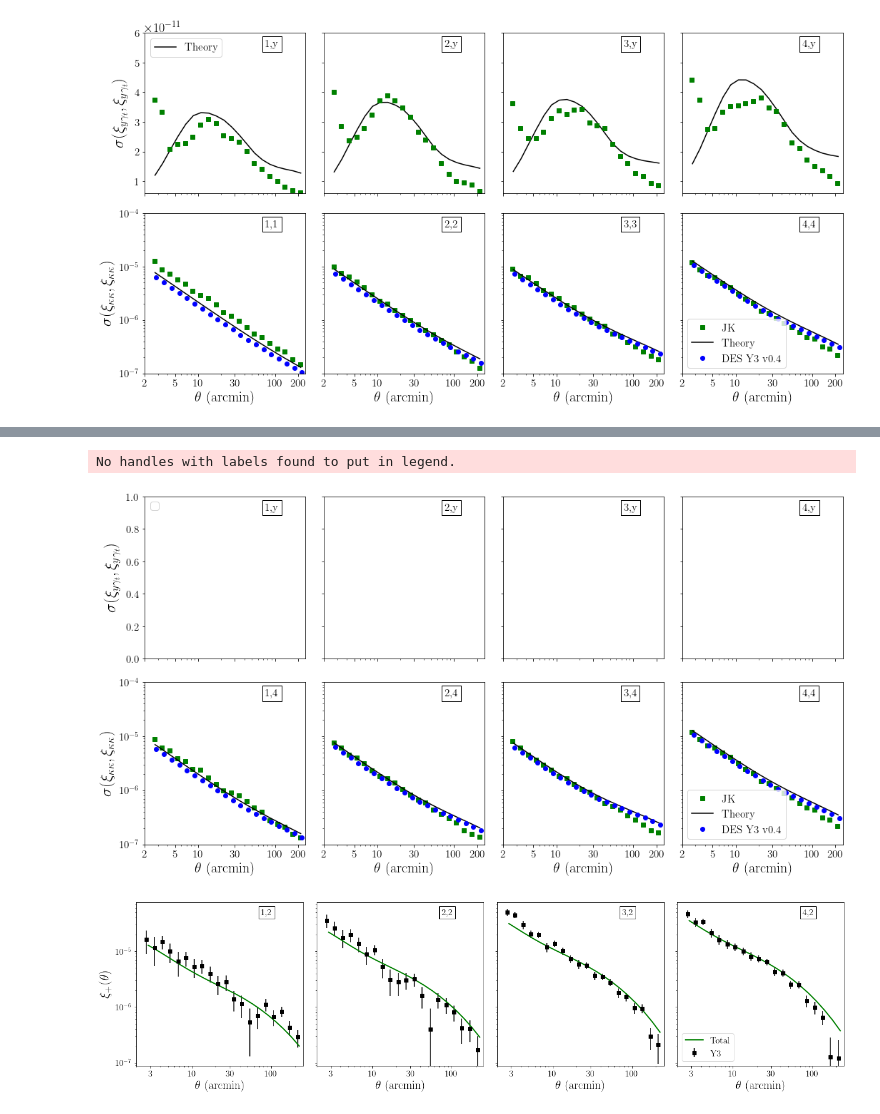
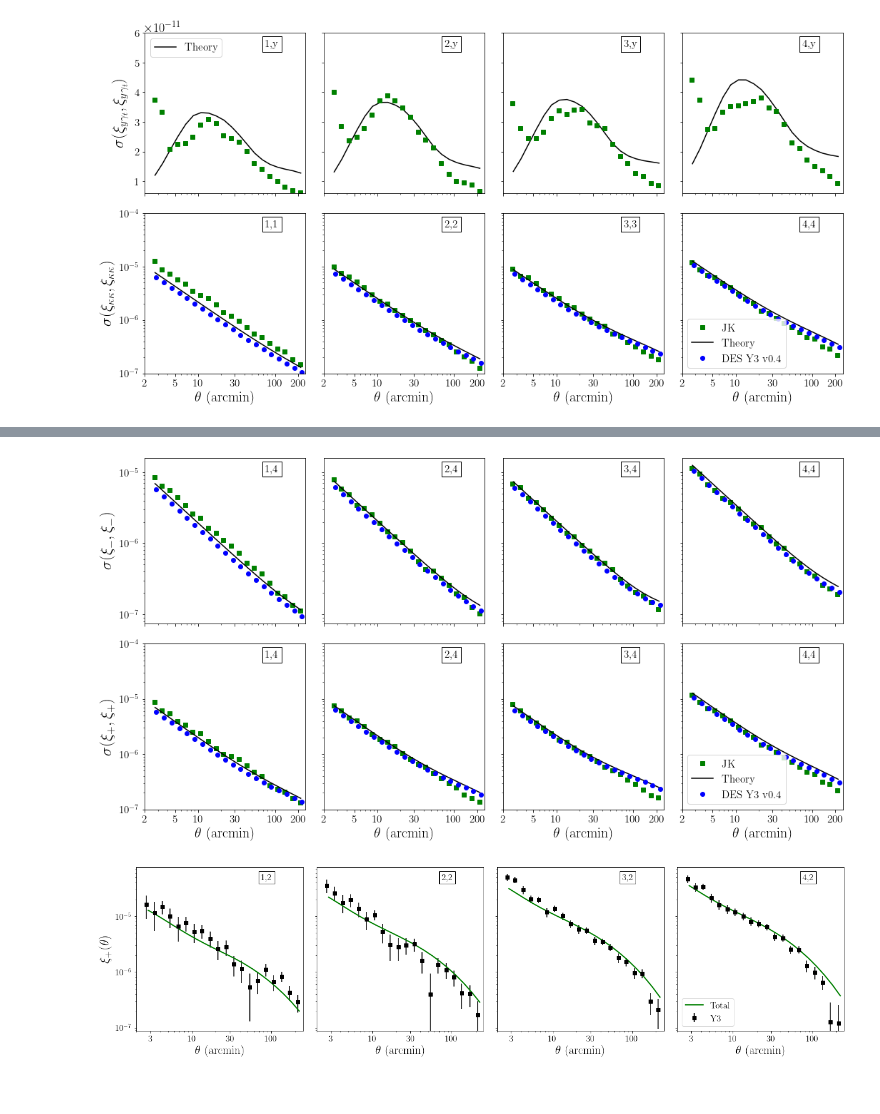
Before and after one commit to shivampcosmo/ACTxDESY3, a Jupyter notebook: src/plotting/shearxy.ipynb, the cells around one changed output, grey strips where cells are left out. Saved outputs shown, nothing was run; the diff lists cells and outputs as text; code cells hidden in the pictures.

```diff
--- a/src/plotting/shearxy.ipynb
+++ b/src/plotting/shearxy.ipynb
@@ -32,7 +32,7 @@ os.environ['COSMOSIS_SRC_DIR'] = '/global/cfs/cdirs/des/shivamp/nl_cosmosis/cosm
 sys.path.insert(0, '/global/cfs/cdirs/des/shivamp/nl_cosmosis/cosmosis/ACTxDESY3/src/cosmosis_code/')
 # DV = dill.load(open('/global/cfs/cdirs/des/shivamp/nl_cosmosis/cosmosis/ACTxDESY3/src/results/DV_obj_temp_gty_plancky3_beamed_wmeadv4_20_mod_M8_17_nM64_nz256_imead1.pk','rb'))
 # DV = dill.load(open('/global/cfs/cdirs/des/shivamp/nl_cosmosis/cosmosis/ACTxDESY3/src/results/DV_obj_temp_kk_gty_plancky3_beamed_bf_kk_gty.pk','rb'))
-DV = dill.load(open('/global/cfs/cdirs/des/shivamp/nl_cosmosis/cosmosis/ACTxDESY3/src/results/DV_obj_temp_kk_gty_plancky3_beamed_bf_kk_gty_wcov.pk','rb'))
+DV = dill.load(open('/global/cfs/cdirs/des/shivamp/nl_cosmosis/cosmosis/ACTxDESY3/src/results/DV_obj_temp_kk_gty_plancky3_beamed_bf_kk_gty_wcov_newpipe.pk','rb'))
 # %%
 
 df = pk.load(open('/global/cfs/cdirs/des/shivamp/nl_cosmosis/cosmosis/ACTxDESY3/src/data/results_25_6_20.pkl','rb'),encoding='latin1')
@@ -103,7 +103,7 @@ for j2 in range(4):
 #     yk_th_g = df['Yshear_y1'][str(j2)]['theta'] * 180./np.pi
 #     yk_err = df['Yshear_y1'][str(j2)]['err_p']
 #     ax[j2].errorbar(yk_th_g, yk_g,yerr=yk_err, ls='',marker='s',color='blue',label='Y1')
-    ax[j2].set_ylim(1e-12,2e-9)
+    ax[j2].set_ylim(1e-11,2e-9)
     ax[j2].set_xscale('log')
     ax[j2].set_yscale('log')
 
@@ -846,7 +845,7 @@ except:
     df = pk.load(open('/global/cfs/cdirs/des/shivamp/nl_cosmosis/cosmosis/ACTxDESY3/src/data/results_25_6_20.pkl','rb'),encoding='latin1')
 fdir = '/global/cfs/cdirs/des/shivamp/nl_cosmosis/cosmosis/ACTxDESY3/src/results/'
 
-DV = dill.load(open(fdir + 'DV_obj_temp_kk_gty_plancky3_beamed_bf_kk_gty_wcov.pk','rb'))
+DV = dill.load(open(fdir + 'DV_obj_temp_kk_gty_plancky3_beamed_bf_kk_gty_wcov_newpipe.pk','rb'))
 theta_arr = DV.fftcovtot_dict['kk_kk']['theta']
 
 from astropy.io import fits
@@ -1052,13 +1065,37 @@ for j1 in range(2):
 
         ind_sel1 = np.where((bin1 == bins1[j2]))[0]
         ind_sel2 = np.where((bin2 == bins2[j2]))[0]
-        data_val = desy1['xip'].data['VALUE'][ind_sel]
-        data_ang = desy1['xip'].data['ANG'][ind_sel]
-        cov = desy1['COVMAT'].data[0:200,0:200][ind_sel,:][:,ind_sel]
-#         sig = np.sqrt(np.diag(cov[ind_sel1,:][:,ind_sel2]))
-        sig = np.sqrt(np.diag(cov))
 
-#         if j1 == 0:
+        if j1 == 0:
+            data_val = desy1['xim'].data['VALUE'][ind_sel]
+            data_ang = desy1['xim'].data['ANG'][ind_sel]
+            cov = desy1['COVMAT'].data[200:400,200:400][ind_sel,:][:,ind_sel]
+            sig = np.sqrt(np.diag(cov))
+
+
+            try:
+                yk_g = df['shearshear_y3'][str(bins1[j2]-1)+'_'+str(bins2[j2]-1)]['xim']
+                yk_th_g = df['shearshear_y3'][str(bins1[j2]-1)+'_'+str(bins2[j2]-1)]['theta'] * 180. /np.pi
+                yk_err = df['shearshear_y3'][str(bins1[j2]-1)+'_'+str(bins2[j2]-1)]['err_m']
+            except:
+                yk_g = df['shearshear_y3'][str(bins2[j2]-1)+'_'+str(bins1[j2]-1)]['xim']
+                yk_th_g = df['shearshear_y3'][str(bins2[j2]-1)+'_'+str(bins1[j2]-1)]['theta'] * 180. /np.pi
+                yk_err = df['shearshear_y3'][str(bins2[j2]-1)+'_'+str(bins1[j2]-1)]['err_m']
+
+            ax[j1,j2].plot(yk_th_g, yk_err, ls='',marker='s',color='green',label='JK')
+
+            try:
+                cov_kk_binj2 = DV.fftcovtot_dict['kkm_kkm']['bin_' + str(bins1[j2]) + '_' + str(bins2[j2]) + '_' + str(bins1[j2]) + '_' + str(bins2[j2])]
+            except:
+                cov_kk_binj2 = DV.fftcovtot_dict['kkm_kkm']['bin_' + str(bins2[j2]) + '_' + str(bins1[j2]) + '_' + str(bins2[j2]) + '_' + str(bins1[j2])]
+
+            sig_kk_binj2 = np.sqrt(np.diag(cov_kk_binj2))
+            ind_inth = np.where((theta_arr > 2.5) &  (theta_arr < 250.))[0]
+            ax[j1,j2].plot(theta_arr[ind_inth], sig_kk_binj2[ind_inth], ls='-',color='k',label='Theory')
+            ax[j1,j2].plot(data_ang, sig, ls='',marker='o',color='blue',label='DES Y3 v0.4')
+
+
+
 #             cov_kk_binj2 = DV.fftcovtot_dict['gty_gty']['bin_' + str(j2+1) + '_' + str(0) + '_' + str(j2+1) + '_' + str(0)]
 #             sig_kk_binj2 = np.sqrt(np.diag(cov_kk_binj2))
 #             ind_inth = np.where((theta_arr > 2.5) &  (theta_arr < 250.))[0]
@@ -1075,6 +1112,13 @@ for j1 in range(2):
 
 
         if j1 == 1:
+            data_val = desy1['xip'].data['VALUE'][ind_sel]
+            data_ang = desy1['xip'].data['ANG'][ind_sel]
+            cov = desy1['COVMAT'].data[0:200,0:200][ind_sel,:][:,ind_sel]
+    #         sig = np.sqrt(np.diag(cov[ind_sel1,:][:,ind_sel2]))
+            sig = np.sqrt(np.diag(cov))
+
+
             try:
                 yk_g = df['shearshear_y3'][str(bins1[j2]-1)+'_'+str(bins2[j2]-1)]['xip']
                 yk_th_g = df['shearshear_y3'][str(bins1[j2]-1)+'_'+str(bins2[j2]-1)]['theta'] * 180. /np.pi
@@ -1106,8 +1150,8 @@ for j1 in range(2):
             ax[j1,j2].set_ylim(1e-7,1e-4)
 
         ax[j1,j2].set_xscale('log')
-        if j1 == 1:
-            ax[j1,j2].set_yscale('log')
+#         if j1 == 1:
+        ax[j1,j2].set_yscale('log')
 
         if j1 == 1:
             ax[j1,j2].set_xlabel(r'$\theta$ (arcmin)', size = 20)
@@ -1123,39 +1167,38 @@ for j1 in range(2):
 #         ax[0,0].legend(fontsize = 18, frameon = False)
         ax[j1,j2].set_xlim((2,250))
 
 
 #         ax[j1,j2].text( 0.55, 0.96,labels[jc], verticalalignment='top', horizontalalignment='left', transform=ax[j1,j2].transAxes, fontsize=15)
-        ax[0,j2].text( 0.75, 0.96,texts_ky[j2], verticalalignment='top', horizontalalignment='left', transform=ax[0,j2].transAxes, fontsize=15, bbox=dict(facecolor='white', edgecolor='black'))
+        ax[0,j2].text( 0.75, 0.96,texts_kk[j2], verticalalignment='top', horizontalalignment='left', transform=ax[0,j2].transAxes, fontsize=15, bbox=dict(facecolor='white', edgecolor='black'))
         ax[1,j2].text( 0.75, 0.96,texts_kk[j2], verticalalignment='top', horizontalalignment='left', transform=ax[1,j2].transAxes, fontsize=15, bbox=dict(facecolor='white', edgecolor='black'))
 #         ax[2,j2].text( 0.75, 0.96,texts_kk[j2], verticalalignment='top', horizontalalignment='left', transform=ax[2,j2].transAxes, fontsize=15, bbox=dict(facecolor='white', edgecolor='black'))
 
 
         jc += 1
 
 # yticks  = np.array([-0.45,-0.3,-0.15,0.00,0.15,0.3,0.45])
 # labels_bottom = yticks
 # ax[0,0].set_yticks(yticks)
 # ax[0,0].set_yticklabels(labels_bottom,  fontsize=15)
 # ax[1,0].set_yticks(yticks)
 # ax[1,0].set_yticklabels(labels_bottom,  fontsize=15)
 
 
 # ax[0,0].set_ylabel(r'$\xi_{\rm mm}$ comparison', size = 22)
-ax[0,0].set_ylabel(r'$\sigma(\xi_{y\gamma_t},\xi_{y\gamma_t})$ ', size = 22)
+ax[0,0].set_ylabel(r'$\sigma(\xi_{-},\xi_{-})$ ', size = 22)
 # ax[1,0].set_ylabel(r'$\xi_{y\kappa}(\theta)$ ', size = 22)
-ax[1,0].set_ylabel(r'$\sigma(\xi_{\kappa \kappa},\xi_{\kappa \kappa})$ ', size = 22)
+ax[1,0].set_ylabel(r'$\sigma(\xi_{+},\xi_{+})$ ', size = 22)
 ax[1,3].legend(fontsize=15,loc='lower left')
-ax[0,0].legend(fontsize=15,loc='upper left')
+# ax[0,0].legend(fontsize=15,loc='upper left')
 #     ax[1,j].tick_params(axis='both', which='major', labelsize=15)
 
 
 
 pl.tight_layout()
 
 # fig.savefig('xi_ygt_kk_allbins_sigma_comp.pdf')
 # %% [output]
-No handles with labels found to put in legend.
-[figure, old version]
+[figure, new version]
 # %%
 ntheta = len(df['shearshear_y3']['1_1']['theta'])
 bins_array = [1,2,3,4]
```
Also changed, not shown: parts of 4 cells of this notebook, 10 other files.
